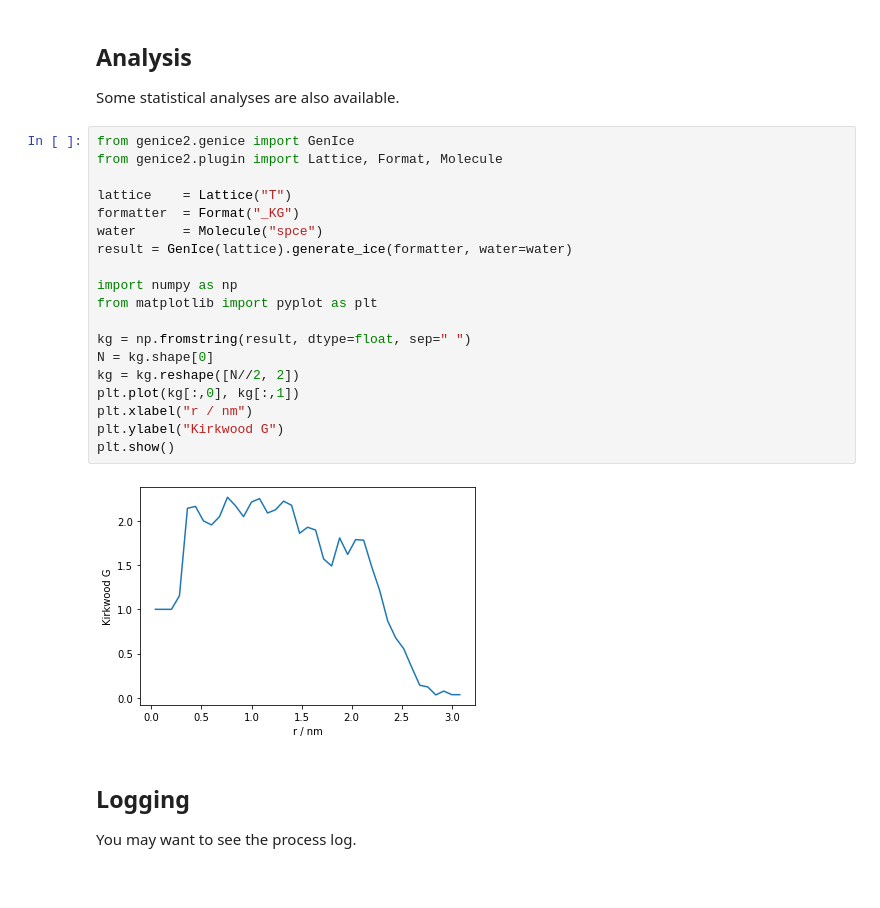
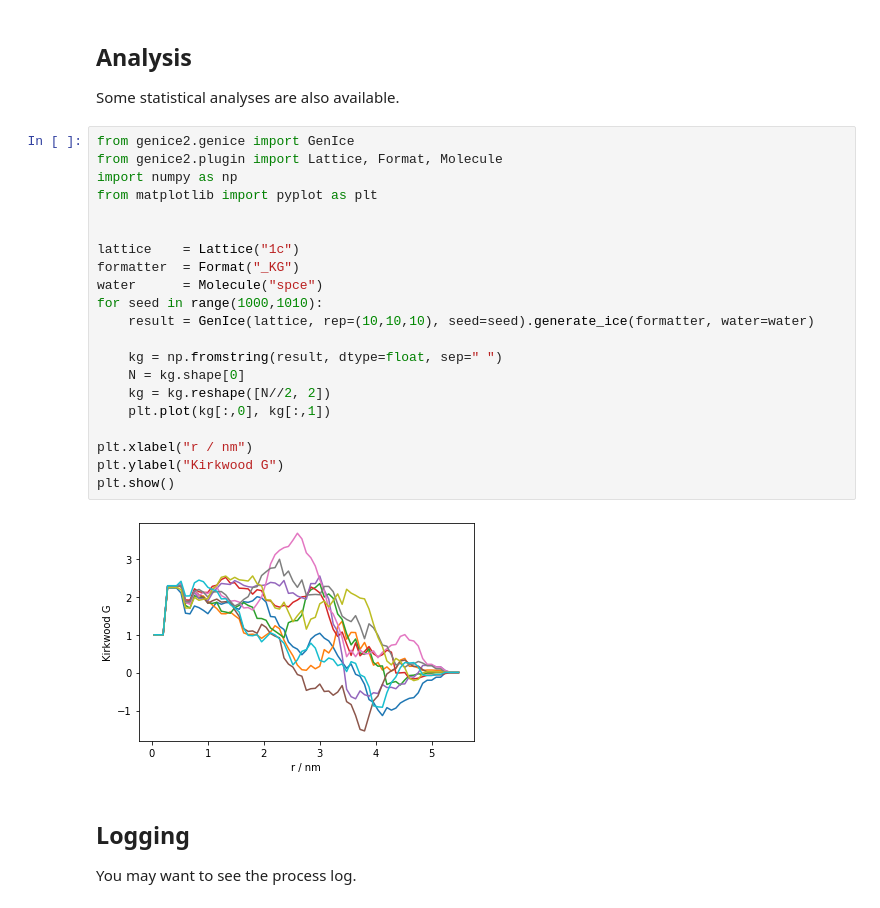
Before and after one commit to vitroid/GenIce, a Jupyter notebook: jupyter.ipynb, the cells around one changed output. Cells and saved outputs as stored; diff of their text form.

```diff
--- a/jupyter.ipynb
+++ b/jupyter.ipynb
@@ -115,24 +115,26 @@ Some statistical analyses are also available.
 # %%
 from genice2.genice import GenIce
 from genice2.plugin import Lattice, Format, Molecule
-
-lattice    = Lattice("T")
-formatter  = Format("_KG")
-water      = Molecule("spce")
-result = GenIce(lattice).generate_ice(formatter, water=water)
-
 import numpy as np
 from matplotlib import pyplot as plt
 
-kg = np.fromstring(result, dtype=float, sep=" ")
-N = kg.shape[0]
-kg = kg.reshape([N//2, 2])
-plt.plot(kg[:,0], kg[:,1])
+
+lattice    = Lattice("1c")
+formatter  = Format("_KG")
+water      = Molecule("spce")
+for seed in range(1000,1010):
+    result = GenIce(lattice, rep=(10,10,10), seed=seed).generate_ice(formatter, water=water)
+
+    kg = np.fromstring(result, dtype=float, sep=" ")
+    N = kg.shape[0]
+    kg = kg.reshape([N//2, 2])
+    plt.plot(kg[:,0], kg[:,1])
+
 plt.xlabel("r / nm")
 plt.ylabel("Kirkwood G")
 plt.show()
 # %% [output]
-[figure, old version]
+[figure, new version]
 # %% [markdown]
 ## Logging
 
```
Also changed, not shown: 6 other files.
